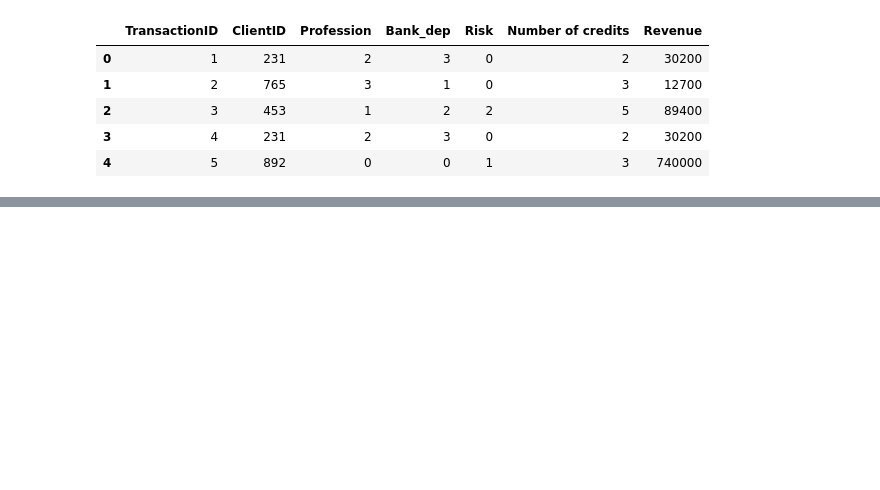
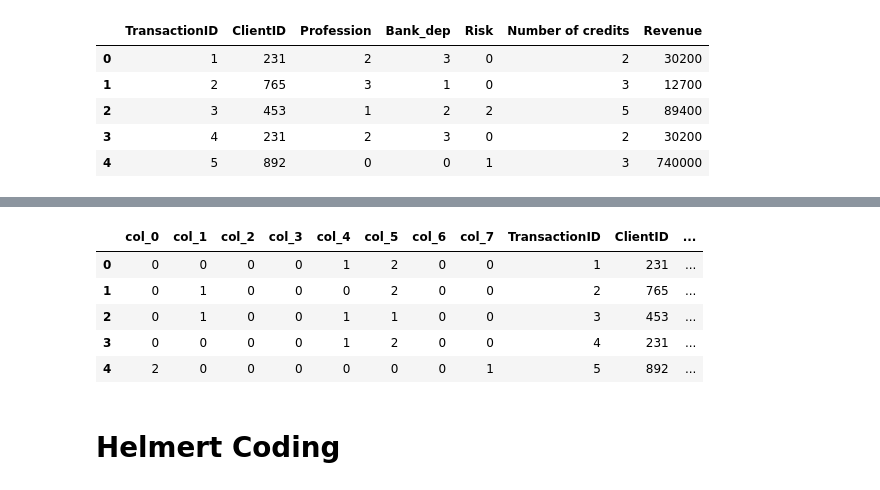
Before and after one commit to SarahL-Ironhack/IronSarah, a Jupyter notebook: labs/module 1/lab31/lab31.ipynb, the cells around one changed output, grey strips where cells are left out. Drawn from its saved outputs; the diff is of its cells as text; code cells hidden in the pictures; blank space fills up the shorter version.

```diff
--- a/labs/module 1/lab31/lab31.ipynb
+++ b/labs/module 1/lab31/lab31.ipynb
@@ -126,3 +107,9 @@ cbe_encoder = ce.cat_boost.CatBoostEncoder()
 # %%
+cbe_encoder = ce.cat_boost.CatBoostEncoder()
+target = lab31[['Revenue']]
+
+# Fit encoder and transform the features
 cbe_encoder.fit(lab31, target)
+train_cbe = cbe_encoder.transform(lab31)
+train_cbe
 # %% [output]
@@ -133,0 +185,8 @@ ValueError: Must train encoder before it can be used to transform data.
+# %%
+from category_encoders.hashing import HashingEncoder
+import pandas as pd
+X = lab31
+y = [1,2,3,4,5,6,7,8,9,10]
+he = HashingEncoder(cols=['Profession', 'Risk', 'Bank_dep']).fit(X, y)
+data = he.transform(X)
+print(data.info())
@@ -133,0 +214,11 @@ ValueError: Must train encoder before it can be used to transform data.
+# %%
+data
+# %% [output]
+|  | col_0 | col_1 | col_2 | col_3 | col_4 | col_5 | col_6 | col_7 | TransactionID | ClientID | ... |
+| 0 | 0 | 0 | 0 | 0 | 1 | 2 | 0 | 0 | 1 | 231 | ... |
+| 1 | 0 | 1 | 0 | 0 | 0 | 2 | 0 | 0 | 2 | 765 | ... |
+| 2 | 0 | 1 | 0 | 0 | 1 | 1 | 0 | 0 | 3 | 453 | ... |
+| 3 | 0 | 0 | 0 | 0 | 1 | 2 | 0 | 0 | 4 | 231 | ... |
+| 4 | 2 | 0 | 0 | 0 | 0 | 0 | 0 | 1 | 5 | 892 | ... |
+# %% [markdown]
+# Helmert Coding
```
Also changed, not shown: parts of 61 cells of this notebook.
